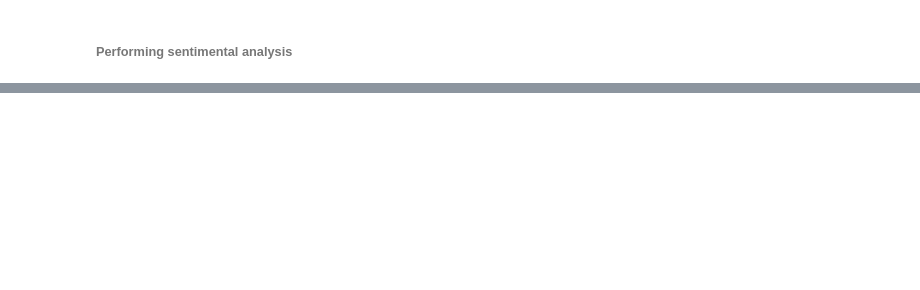
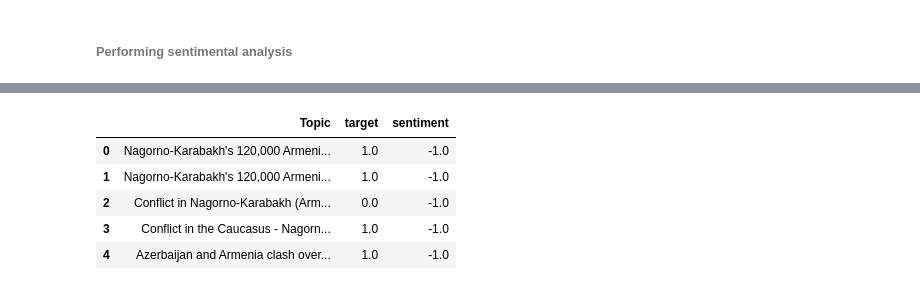
Before and after one commit to ShabGaming/DESN9002_Code4Crisis, a Jupyter notebook: DataCollection.ipynb, the cells around one changed output, grey strips where cells are left out. Cells and saved outputs as stored; diff of their text form; code cells hidden in the pictures; blank space fills up the shorter version.

```diff
--- a/DataCollection.ipynb
+++ b/DataCollection.ipynb
@@ -406,9 +403,6 @@ for index, row in df_cleaned.iterrows():
     else:
         df_cleaned.loc[index, 'target'] = 1
 
-#convert target to bool, 0 is false and 1 is true
-df_cleaned['target'] = df_cleaned['target'].astype(bool)
-
 #drop the related to conflict column
 df_cleaned = df_cleaned.drop(columns=['related to conflict'])
 # %%
@@ -453,8 +447 @@ False     498
 Name: count, dtype: int64
-# %%
-is_crisis = df_cleaned[df_cleaned['target'] == True]
-is_not_crisis = df_cleaned[df_cleaned['target'] == False]
-df_cleaned = pd.concat([is_crisis, is_not_crisis.sample(n=len(is_crisis), replace=True, random_state=42)])
-
-print('\nValue counts after balancing:')
-print(df_cleaned['target'].value_counts())
@@ -482,9 +463,18 @@ df_cleaned['sentiment'] = np.nan
 
 for index, row in df_cleaned.iterrows():
     sentiment = sid.polarity_scores(row['Topic'])
-    if sentiment['compound'] >= 0.065:
+    if sentiment['compound'] >= 0.06:
         df_cleaned.loc[index, 'sentiment'] = 1
-    elif sentiment['compound'] <= 0.045:
+    elif sentiment['compound'] <= 0.035:
         df_cleaned.loc[index, 'sentiment'] = -1
     else:
         df_cleaned.loc[index, 'sentiment'] = 0
+# %%
+df_cleaned.head()
+# %% [output]
+|  | Topic | target | sentiment |
+| 0 | Nagorno-Karabakh's 120,000 Armeni... | 1.0 | -1.0 |
+| 1 | Nagorno-Karabakh's 120,000 Armeni... | 1.0 | -1.0 |
+| 2 | Conflict in Nagorno-Karabakh (Arm... | 0.0 | -1.0 |
+| 3 | Conflict in the Caucasus - Nagorn... | 1.0 | -1.0 |
+| 4 | Azerbaijan and Armenia clash over... | 1.0 | -1.0 |
```
Also changed, not shown: parts of 21 cells of this notebook, 6 other files.
